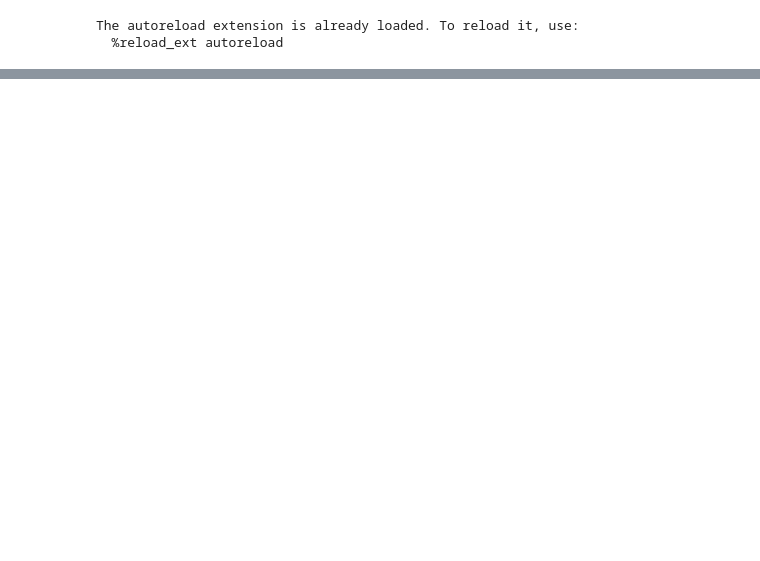
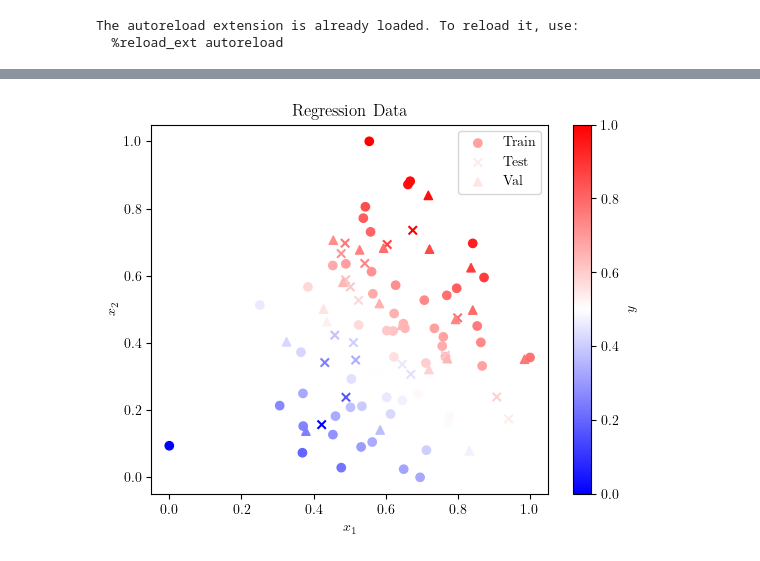
Before and after one commit to ShehbazTariq/cudaq-qrc, a Jupyter notebook: Rydberg.ipynb, the cells around one changed output, grey strips where cells are left out. Drawn from its saved outputs; the diff is of its cells as text; code cells hidden in the pictures; blank space fills up the shorter version.

```diff
--- a/Rydberg.ipynb
+++ b/Rydberg.ipynb
@@ -65 +69,19 @@ Base Test MSE: 7422.994950189648
+# %%
+#using bwr cmap plot the regression data x_1 vs x_2 with the color representing the target value
+plt.figure()
+plt.scatter(X_train[:, 0], X_train[:, 1], c=y_train, cmap='bwr', label='Train', marker='o')
+plt.scatter(X_test[:, 0], X_test[:, 1], c=y_test, cmap='bwr', label='Test', marker='x')
+plt.scatter(X_val[:, 0], X_val[:, 1], c=y_val, cmap='bwr', label='Val', marker='^')
+plt.xlabel(r'$x_1$')
+plt.ylabel(r'$x_2$')
+plt.title('Regression Data')
+#set colorbar ticks from 0.0 to 1.0
+plt.clim(0.0, 1.0)
+#set colorbar label to '$y$'
+plt.colorbar().set_label(r'$y$')
+plt.legend()
+plt.show()
+#
+# %% [output]
+[figure, added]
 # %%
```
Also changed, not shown: parts of 11 cells of this notebook, 3 other files.
